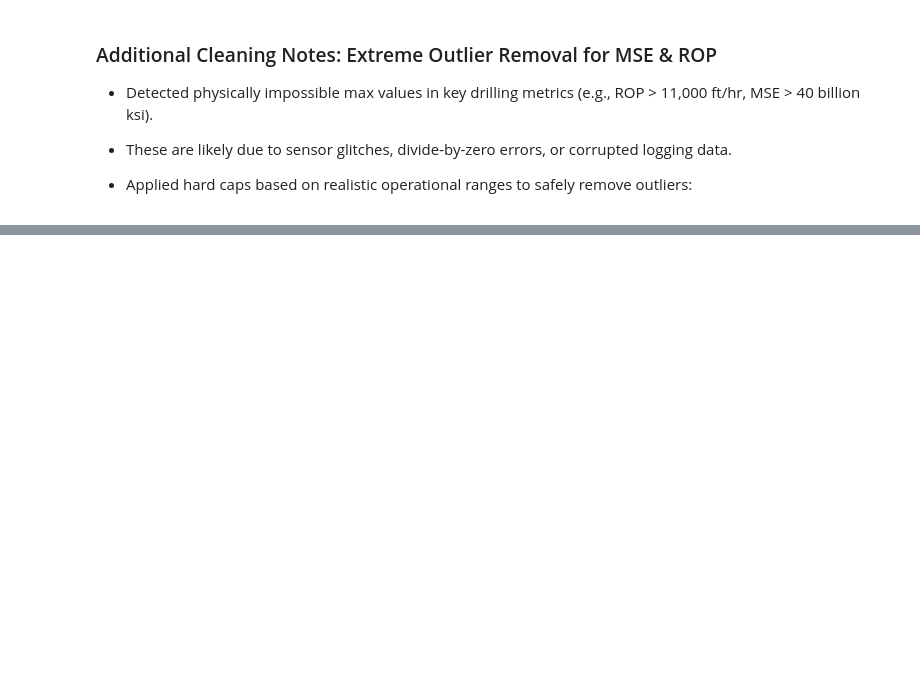
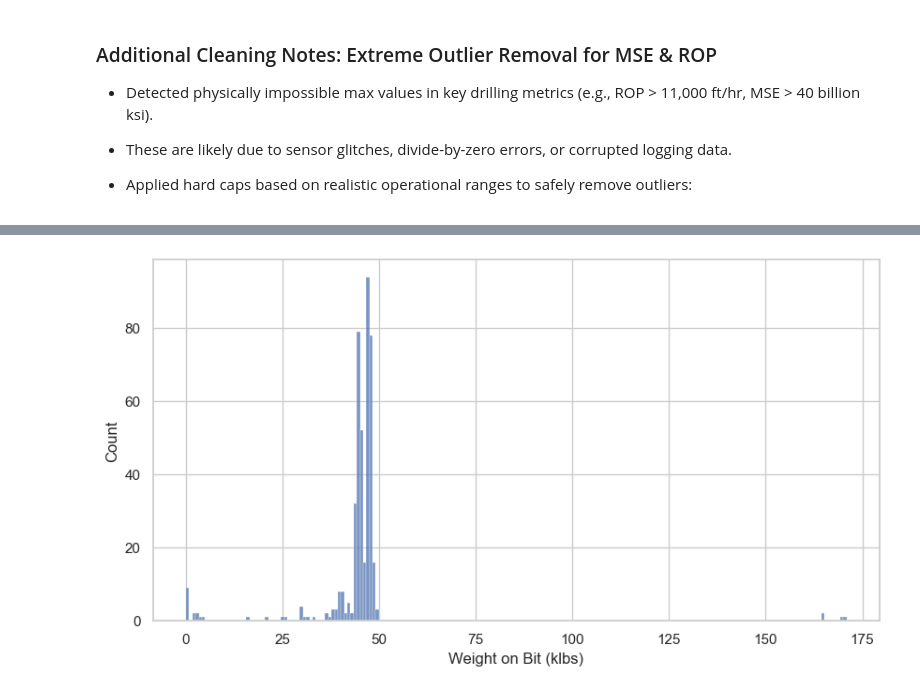
Before and after one commit to Vagif-Aliyev/MSE_Optimization, a Jupyter notebook: Drilling Data EDA.ipynb, the cells around one changed output, grey strips where cells are left out. Saved outputs shown, nothing was run; the diff lists cells and outputs as text; code cells hidden in the pictures; blank space fills up the shorter version.

```diff
--- a/Drilling Data EDA.ipynb
+++ b/Drilling Data EDA.ipynb
@@ -250,0 +397,6 @@ plt.show()
+# %%
+plt.figure(figsize=(10,5))
+sns.histplot(data=df_eff, x=df_eff["Weight on Bit (klbs)"])
+plt.show()
+# %% [output]
+[figure, added]
```
Also changed, not shown: parts of 18 cells of this notebook.
